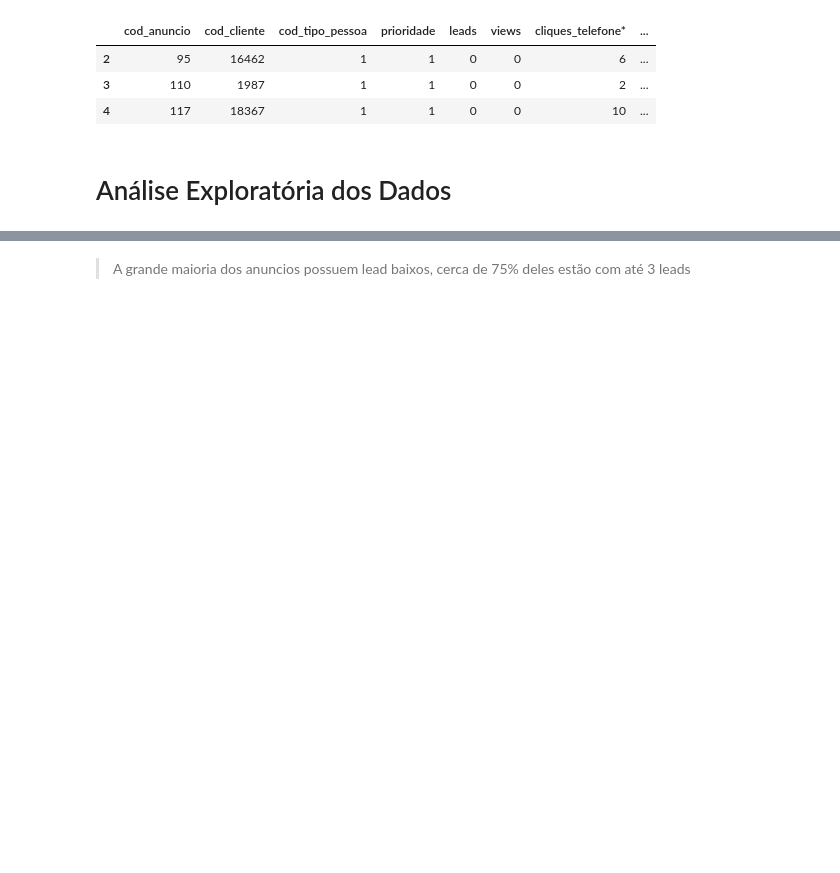
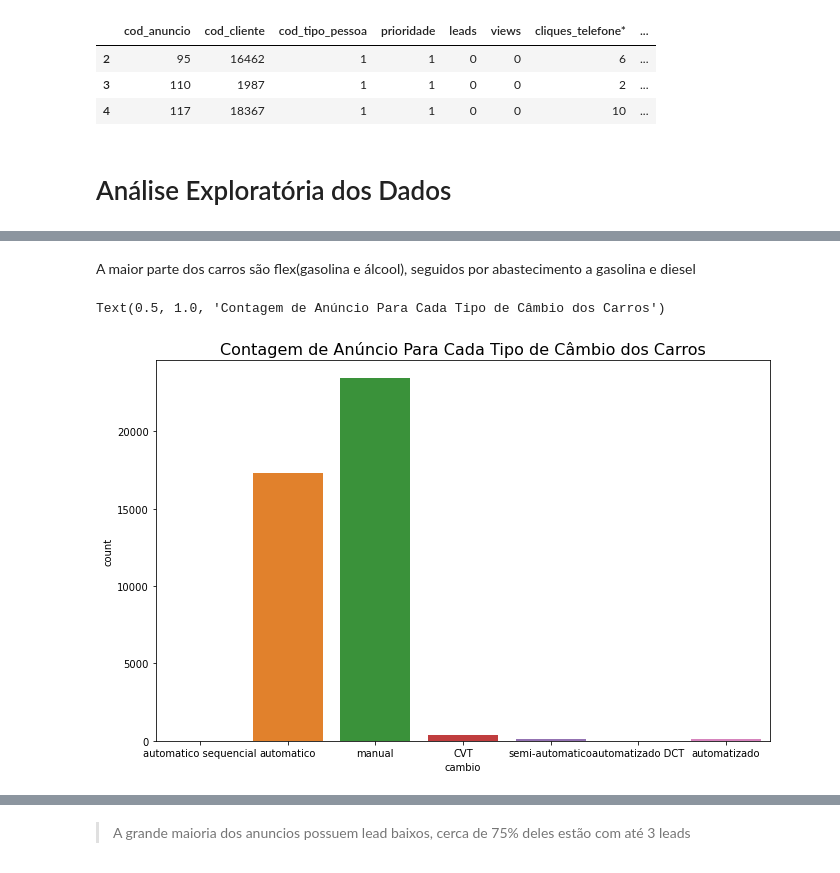
Before and after one commit to rafajovelho/Case1, a Jupyter notebook: Case-GCBInvestimentosipynb.ipynb, the cells around one changed output, grey strips where cells are left out. Saved outputs shown, nothing was run; the diff lists cells and outputs as text; code cells hidden in the pictures; blank space fills up the shorter version.

```diff
--- a/Case-GCBInvestimentosipynb.ipynb
+++ b/Case-GCBInvestimentosipynb.ipynb
@@ -206,0 +323,11 @@ Seria interessante se tivessemos acesso ao que significam para melhor análise d
+# %% [markdown]
+A maior parte dos carros são flex(gasolina e álcool), seguidos por abastecimento a gasolina e diesel
+# %%
+# Visualização da quantidade de anúncio pra cada tipo de câmbio.
+plt.figure(figsize = (11,7))
+
+sns.countplot(x = df.cambio)
+plt.title('Contagem de Anúncio Para Cada Tipo de Câmbio dos Carros', fontdict={'fontsize':16})
+# %% [output]
+Text(0.5, 1.0, 'Contagem de Anúncio Para Cada Tipo de Câmbio dos Carros')
+[figure, added]
```
Also changed, not shown: parts of 70 cells of this notebook, 1 other file.
